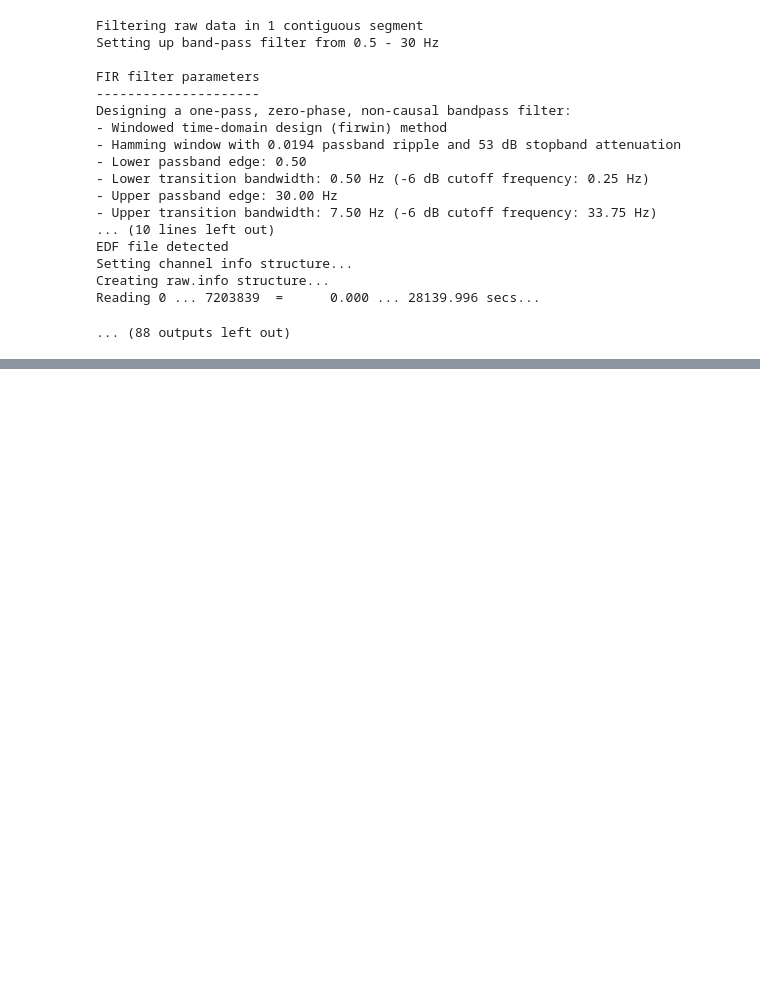
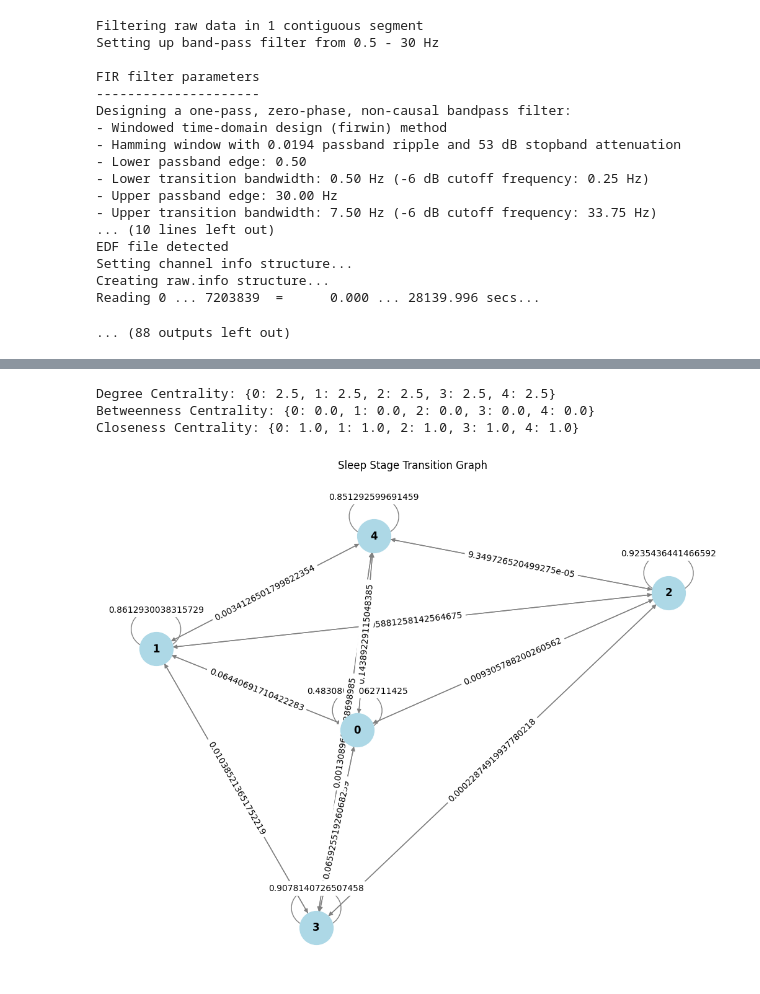
Before and after one commit to lewin-jesudhas/Sleep-Stage-Classification, a Jupyter notebook: sleep_dav_final.ipynb, the cells around one changed output, grey strips where cells are left out. Cells and saved outputs as stored; diff of their text form; code cells hidden in the pictures; blank space fills up the shorter version.

```diff
--- a/sleep_dav_final.ipynb
+++ b/sleep_dav_final.ipynb
@@ -326,0 +882,60 @@ print("Model outputs saved successfully.")
+# %%
+import numpy as np
+import networkx as nx
+import matplotlib.pyplot as plt
+
+# Load the sleep stage labels
+all_labels = np.load("wavelet_labels.npy")  # Corrected filename to match labels file
+num_stages = len(np.unique(all_labels))
+
+# Build the transition matrix
+transition_matrix = np.zeros((num_stages, num_stages))
+for i in range(len(all_labels) - 1):
+    current_stage = all_labels[i]
+    next_stage = all_labels[i + 1]
+    transition_matrix[current_stage, next_stage] += 1
+
+# Normalize the transition matrix
+row_sums = transition_matrix.sum(axis=1)
+transition_matrix = np.nan_to_num(transition_matrix / row_sums[:, np.newaxis])  # Handle zero-row cases
+
+# Create a directed graph from the transition matrix
+G = nx.DiGraph()
+for i in range(num_stages):
+    for j in range(num_stages):
+        if transition_matrix[i, j] > 0:
+            G.add_edge(i, j, weight=transition_matrix[i, j])
+
+# Graph analysis (centrality measures)
+degree_centrality = nx.degree_centrality(G)
+print("Degree Centrality:", degree_centrality)
+
+betweenness_centrality = nx.betweenness_centrality(G)
+print("Betweenness Centrality:", betweenness_centrality)
+
+closeness_centrality = nx.closeness_centrality(G)
+print("Closeness Centrality:", closeness_centrality)
+
+# Visualize the graph
+plt.figure(figsize=(10, 8))
+pos = nx.spring_layout(G)  # Generate layout positions for nodes
+nx.draw(
+    G,
+    pos,
+    with_labels=True,
+    node_color='lightblue',
+    node_size=1500,
+    edge_color='gray',
+    font_size=12,
+    font_weight='bold',
+)
+edge_labels = nx.get_edge_attributes(G, 'weight')
+nx.draw_networkx_edge_labels(G, pos, edge_labels=edge_labels)
+plt.title('Sleep Stage Transition Graph')
+plt.savefig("sleep_stage_transition_graph.png")  # Save the graph as an image
+plt.show()
+# %% [output]
+Degree Centrality: {0: 2.5, 1: 2.5, 2: 2.5, 3: 2.5, 4: 2.5}
+Betweenness Centrality: {0: 0.0, 1: 0.0, 2: 0.0, 3: 0.0, 4: 0.0}
+Closeness Centrality: {0: 1.0, 1: 1.0, 2: 1.0, 3: 1.0, 4: 1.0}
+[figure, added]
```
Also changed, not shown: parts of 10 cells of this notebook.
